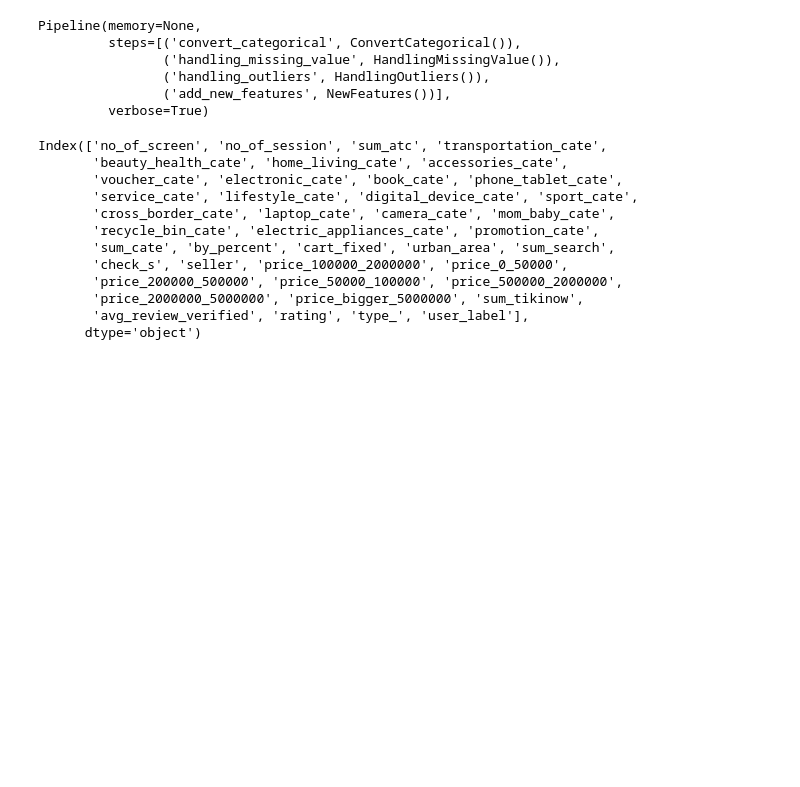
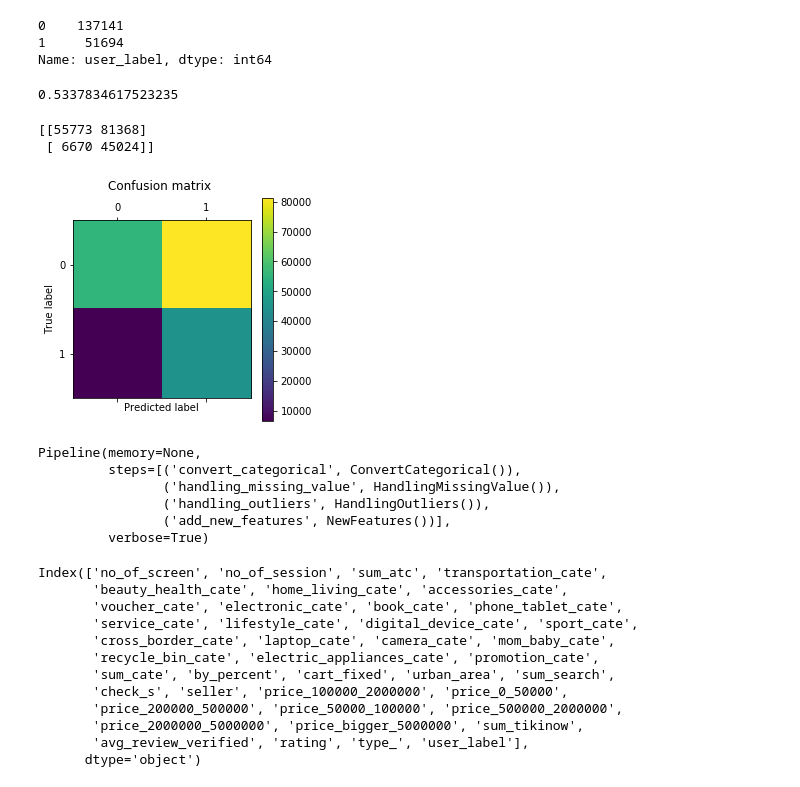
Before and after one commit to MrTToan/hannah, a Jupyter notebook: pipeline/exploration.ipynb, the cells around one changed output. Drawn from its saved outputs; the diff is of its cells as text; code cells hidden in the pictures; blank space fills up the shorter version.

```diff
--- a/pipeline/exploration.ipynb
+++ b/pipeline/exploration.ipynb
@@ -104,3 +136,37 @@ X_train, X_test, y_train, y_test = split_data(raw)
+# %%
+raw_y_pred = model.predict_proba(X_test)
+raw_y_pred = raw_y_pred[:, 1]
+y_pred = []
+for i in range(len(raw_y_pred)):
+    if raw_y_pred[i] >= 0.2:
+        y_pred.append(1)
+    else: y_pred.append(0)
+# %%
+y_test.value_counts()
+# %% [output]
+0    137141
+1     51694
+Name: user_label, dtype: int64
+# %%
+print(accuracy_score(y_test, y_pred))
+# %% [output]
+0.5337834617523235
+# %%
+import matplotlib.pyplot as plt
+from sklearn.metrics import classification_report,confusion_matrix
+# from scikitplot import plot_confusion_matrix
+cm = confusion_matrix(y_test, y_pred)
+print(cm)
+plt.matshow(cm)
+plt.title('Confusion matrix \n')
+plt.colorbar()
+plt.ylabel('True label')
+plt.xlabel('Predicted label')
+plt.show()
+# %% [output]
+[[55773 81368]
+ [ 6670 45024]]
+[figure, added]
 # %%
 processing_data
 # %% [output]
```
Also changed, not shown: parts of 7 cells of this notebook, 3 other files.
